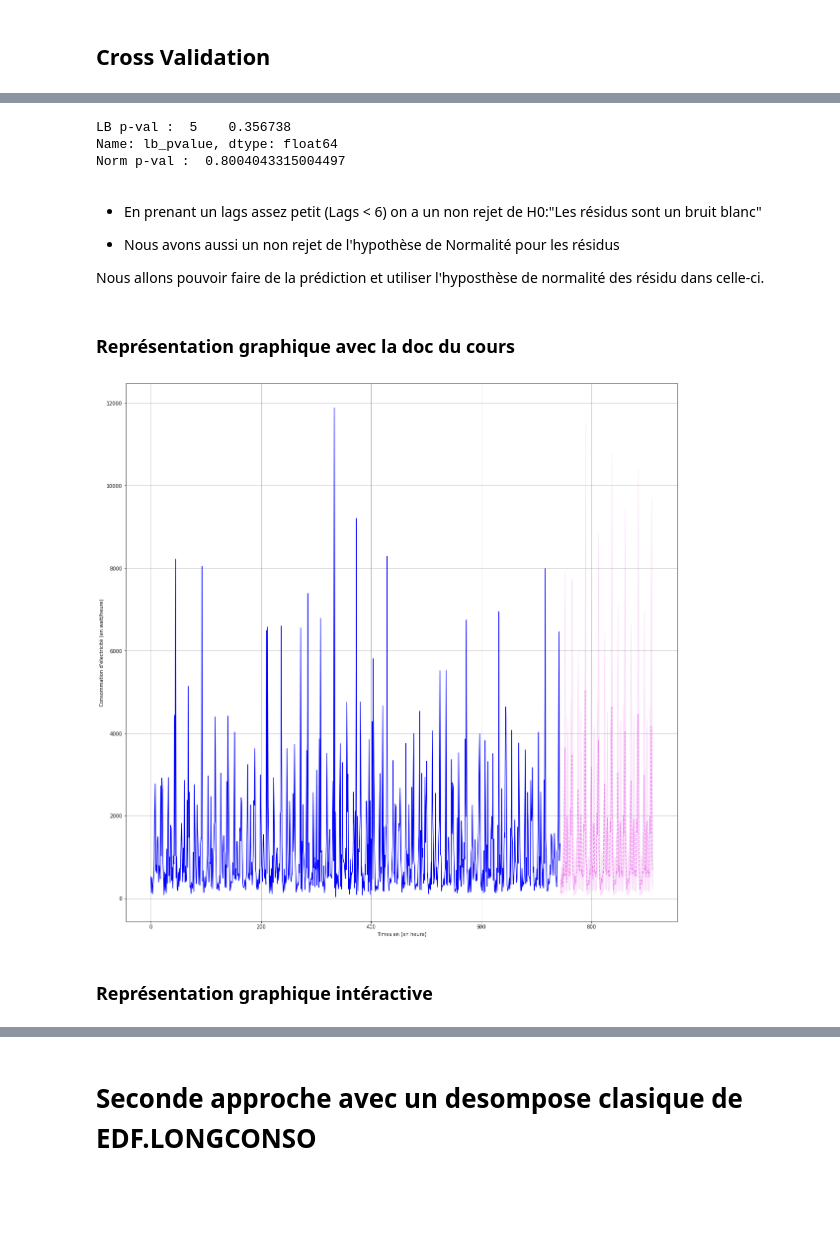
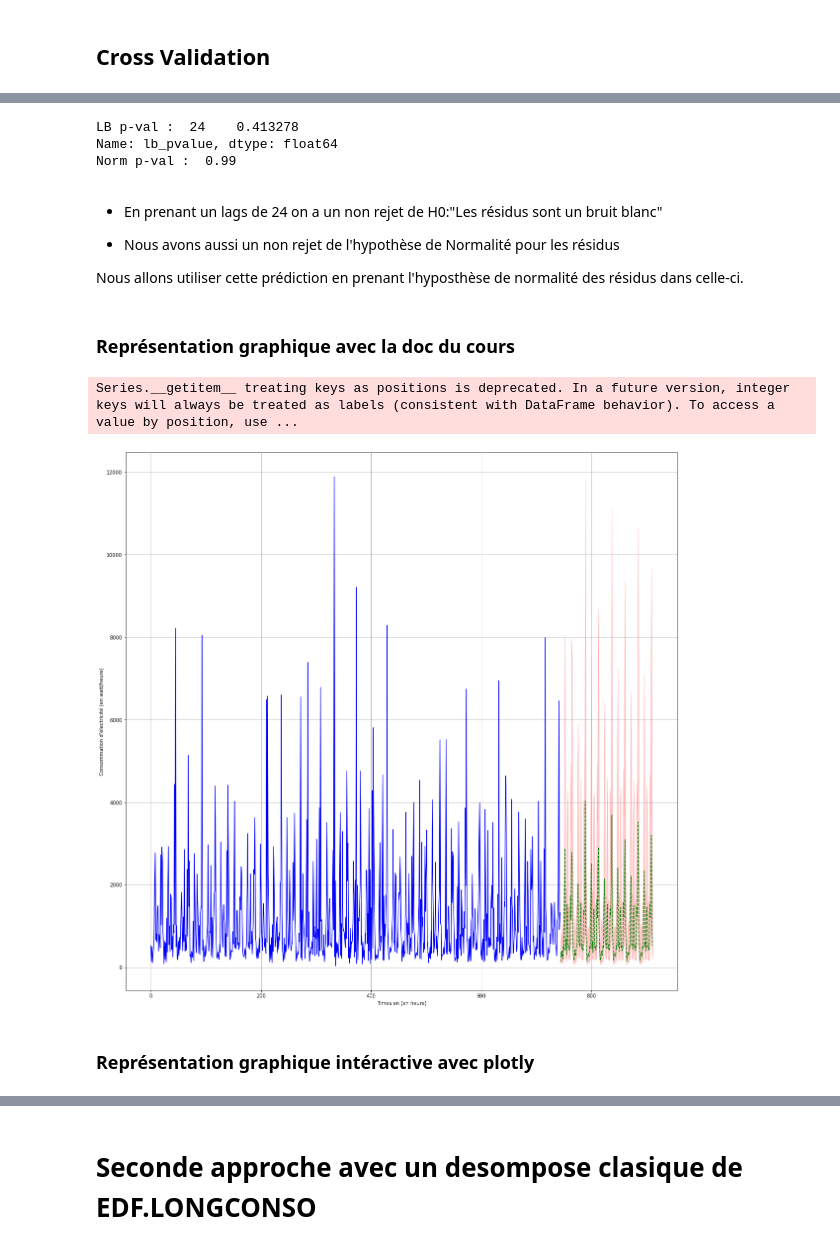
Before and after one commit to Ivanbtz9/Master2_datascience, a Jupyter notebook: Série chronologiques_Proïa/Projet_electricité/first_job.ipynb, the cells around one changed output, grey strips where cells are left out. Cells and saved outputs as stored; diff of their text form; code cells hidden in the pictures; blank space fills up the shorter version.

```diff
--- a/Série chronologiques_Proïa/Projet_electricité/first_job.ipynb
+++ b/Série chronologiques_Proïa/Projet_electricité/first_job.ipynb
@@ -524,3 +597,16 @@ The behavior of DatetimeProperties.to_pydatetime is deprecated, in a future vers
 Les quatre modèles suivants semblent bien coller aux données fournies, nous pouvons maintenant choisir le plus performant à l'aide de la Cross Validation pour proposer une prédiction sur les 7 prochains jours.
 # %% [markdown]
 ## Cross Validation
+# %%
+EDF = pd.read_csv(path)
+
+EDF.columns = ["DATE","CONSO"] # renommer col
+
+EDF.DATE = pd.to_datetime(EDF.DATE,format='%d/%m/%y %H:%M')
+
+print("shape = ",EDF.shape)
+
+EDF.head(4)
+
+EDF['LOGCONSO'] = np.log(EDF.CONSO) # rajouter une colonne au log
+EDF
@@ -678,5 +859,5 @@ Le choix du modèle 2 semble mieux coller aux données après prédiction. Nous
 # %%
-Best_Mod = SARIMAX(EDF.LOGCONSO, order=(5, 0, 0), seasonal_order=(2, 0, 2, 24), enforce_stationarity=False, enforce_invertibility=False)
+Best_Mod = SARIMAX(EDF.LOGCONSO, order=(7, 0, 0), seasonal_order=(2, 0, 2, 24), enforce_stationarity=False, enforce_invertibility=False)
 Best_Mod = Best_Mod.fit()
 print(Best_Mod.summary())
 # %% [output]
@@ -732,16 +918,20 @@ Best_Mod.resid[Best_Mod.resid.index>50].plot()
 # %%
-# Coup d'oeil sur les résidus
-TestLB = sm.stats.acorr_ljungbox(Res, lags=[5]) # Test de Ljung-Box au lag 5
+# Coup d'oeil sur les résidus # Test de Ljung-Box au lag 5
+
+TestLB = sm.stats.acorr_ljungbox(Res, lags=[24])
 print("LB p-val : ", TestLB["lb_pvalue"])
-TestN = sm.stats.diagnostic.lilliefors(Res) # Test de Lilliefors de normalité un peu comme le test de Shapiro mais dans un autre module
+
+# Test de Lilliefors de normalité un peu comme le test de Shapiro mais dans un autre module
+
+TestN = sm.stats.diagnostic.lilliefors(Res)
 print("Norm p-val : ", TestN[1])
 # %% [output]
-LB p-val :  5    0.356738
+LB p-val :  24    0.413278
 Name: lb_pvalue, dtype: float64
-Norm p-val :  0.8004043315004497
+Norm p-val :  0.99
 # %% [markdown]
-* En prenant un lags assez petit (Lags < 6) on a un non rejet de H0:"Les résidus sont un bruit blanc"
+* En prenant un lags de 24 on a un non rejet de H0:"Les résidus sont un bruit blanc"
 
 * Nous avons aussi un non rejet de l'hypothèse de Normalité pour les résidus
 
-Nous allons pouvoir faire de la prédiction et utiliser l'hyposthèse de normalité des résidu dans celle-ci.
+Nous allons utiliser cette prédiction en prenant l'hyposthèse de normalité des résidus dans celle-ci.
@@ -752,17 +944,23 @@ Pred = Best_Mod.get_forecast(steps=7*24).summary_frame(alpha=0.05)
 # %%
-n = len(EDF.CONSO)
+n = len(EDF.CONSO) #taille de la série
 
 plt.figure(figsize=(20,20))
-plt.plot(EDF.CONSO.values, color="blue")
-plt.plot(range(n, n+7*24), np.exp(Pred['mean'].values + Best_Mod.params[5]/2), linestyle='--', color="violet") #Mod01F.params[5] correspond à la variance
-plt.fill_between(range(n, n+7*24), np.exp(Pred['mean_ci_lower']), np.exp(Pred['mean_ci_upper']), color='violet', alpha=0.2)
+plt.plot(EDF.CONSO.values, color="blue") # la vraie série
+## Ne pas oublier sachant que nos résidus semblent suivre une loi normale centrée réduite de multiplier
+## par l'estimateur de l'espérance de exp(\Epsilon) (voir page 48 du cours)
+plt.plot(range(n, n+7*24), np.exp(Pred['mean'].values + Best_Mod.params[5]/2),
+         linestyle='--', color="green") #Mod01F.params[5] correspond à l'estimateur de variance des résidus
+
+plt.fill_between(range(n, n+7*24), np.exp(Pred['mean_ci_lower']),
+                 np.exp(Pred['mean_ci_upper']), color='red', alpha=0.2)
 plt.xlabel("Times en (en heure)")
 plt.ylabel("Consommation d'électricité (en watt/heure)")
 plt.grid()
 # %% [output]
+Series.__getitem__ treating keys as positions is deprecated. In a future version, integer keys will always be treated as labels (consistent with DataFrame behavior). To access a value by position, use ...
-[figure, old version]
+[figure, new version]
 # %% [markdown]
-### Représentation graphique intéractive
+### Représentation graphique intéractive avec plotly
 # %%
 pred_dates = pd.date_range(start=EDF.DATE.values[-1]+1, periods=7*24, freq='H')  #Le temps futur
 predictions = np.exp(Pred['mean'].values + Best_Mod.params[5]/2)  # les prédictions à venir
```
Also changed, not shown: parts of 43 cells of this notebook, 36 other files.
